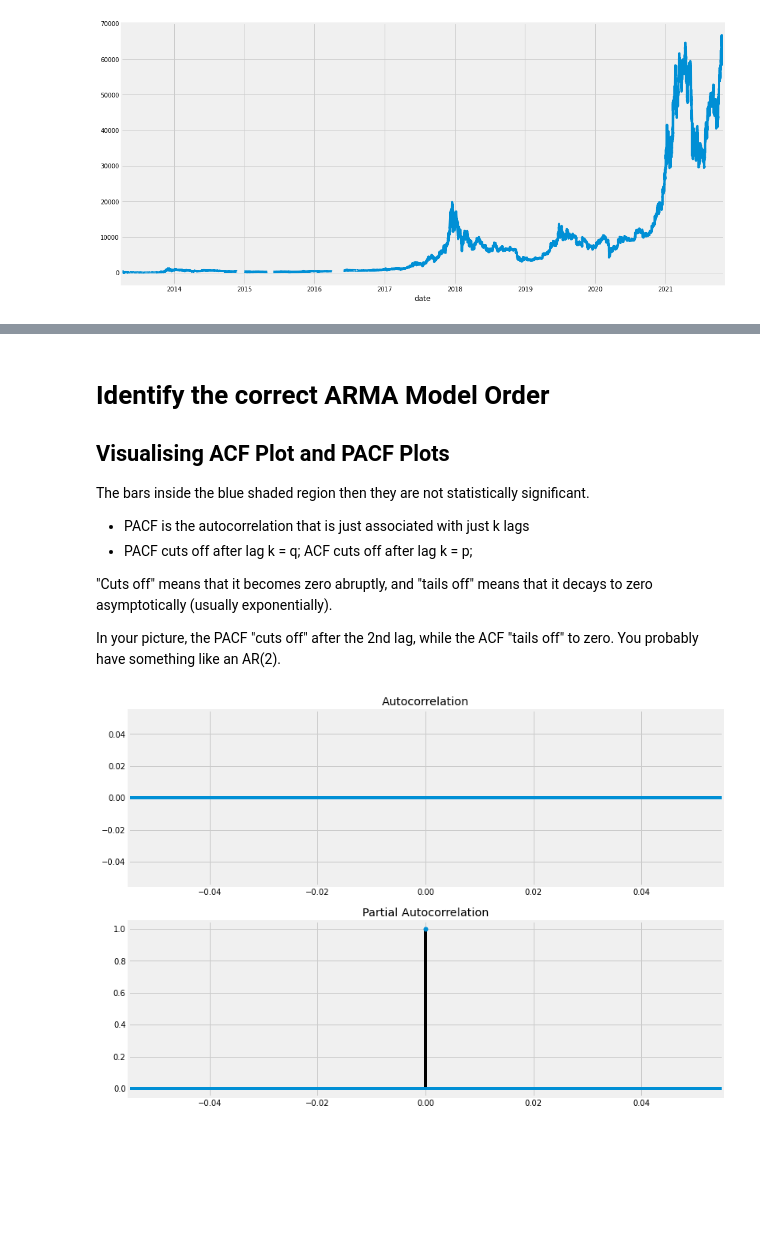
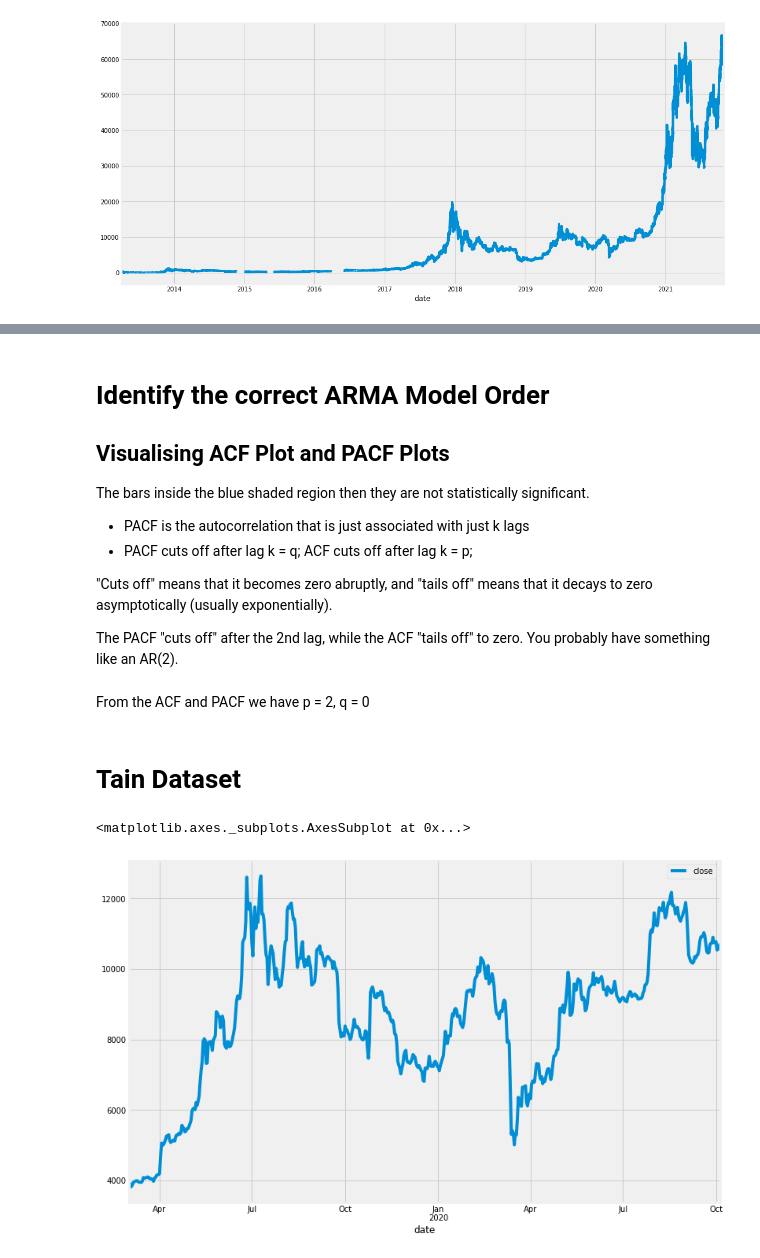
Before and after one commit to ayoubbensakhria/finance_algo, a Jupyter notebook: ARMA_Model.ipynb, the cells around one changed output, grey strips where cells are left out. Drawn from its saved outputs; the diff is of its cells as text; code cells hidden in the pictures; blank space fills up the shorter version.

Commit message:
Split into training and test DS and Check stationarity

```diff
--- a/ARMA_Model.ipynb
+++ b/ARMA_Model.ipynb
@@ -51,0 +45,3 @@ ddf.head()
+# %%
+df = df.drop(columns =['open', 'high', 'low', 'volume', 'date'])
+df.head()
@@ -58,18 +62,20 @@ The bars inside the blue shaded region then they are not statistically significa
 
 "Cuts off" means that it becomes zero abruptly, and "tails off" means that it decays to zero asymptotically (usually exponentially).
 
-In your picture, the PACF "cuts off" after the 2nd lag, while the ACF "tails off" to zero. You probably have something like an AR(2).
+The PACF "cuts off" after the 2nd lag, while the ACF "tails off" to zero. You probably have something like an AR(2).
-# %%
-# Download the datafile from yfinance
-ddf = df.resample("D").mean()
-# using a range of dates
-mask = (ddf.index > '2013-03-01') & (ddf.index <= '2021-03-01')
-ddf = ddf.loc[mask]
-
-fig = plt.figure(figsize=(12,9))
-ax1 = fig.add_subplot(211)
-fig = plot_acf(ddf['close'].values.squeeze(), lags=40, fft=True, ax=ax1)
-ax2 = fig.add_subplot(212)
-fig = plot_pacf(ddf['close'], lags=40 ,ax=ax2)
-# %% [output]
-[figure, removed]
+# %%
+# Training dataset ( = 2/3 of the original dataframe)
+df = df.resample("D").mean()
+# using a range of dates
+mask = (df.index > '2019-03-01') & (df.index <= '2021-03-01')
+df = df.loc[mask]
+# %% [markdown]
+From the ACF and PACF we have p = 2, q = 0
+# %% [markdown]
+# Tain Dataset
+# %%
+df_train, df_valid = train_test_split(df, train_size = 0.8, shuffle=False)
+df_train.plot(figsize=(12,8))
+# %% [output]
+<matplotlib.axes._subplots.AxesSubplot at 0x...>
+[figure, added]
```
Also changed, not shown: parts of 9 cells of this notebook.
